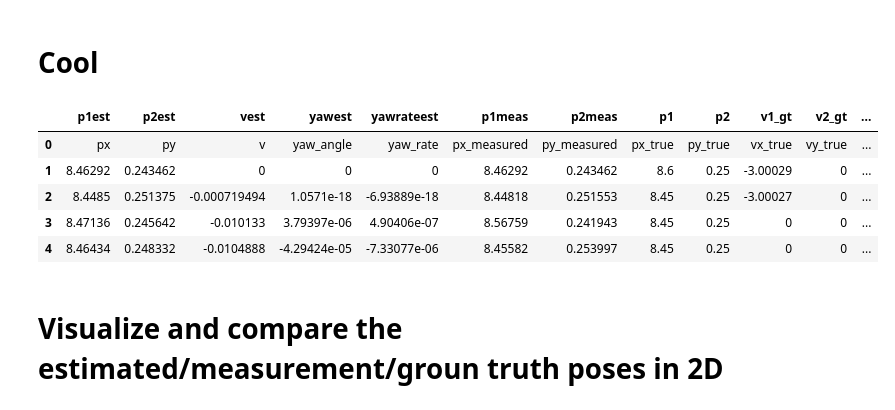
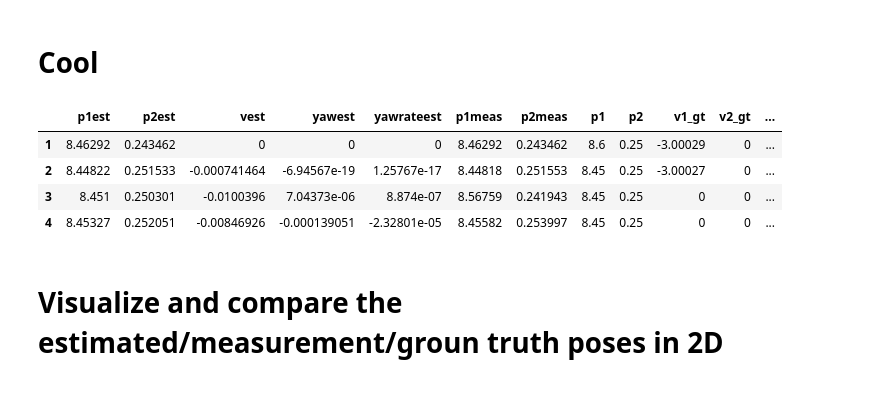
Before and after one commit to yasenh/self-driving-car-ND, a Jupyter notebook: term2/project2-UKF/tools/ukf-visualization-extended.ipynb, the cells around one changed output. Drawn from its saved outputs; the diff is of its cells as text; code cells hidden in the pictures.

```diff
--- a/term2/project2-UKF/tools/ukf-visualization-extended.ipynb
+++ b/term2/project2-UKF/tools/ukf-visualization-extended.ipynb
@@ -40,13 +5,14 @@ import plotly.offline as py
 from plotly.graph_objs import *
 import pandas as pd
 import math
+import json
 py.init_notebook_mode()
 
 #we aim to visualize the following params:
 #'p1', 'p1est','p1meas', 'p2', 'p2est','p2meas', 'v', 'vest', 'yaw', 'yawest', 'yawrate', 'yawrateest', 'acc', 'yawacc'
 
 #input file fields as they are saved into the UKF output file
-my_cols=['p1est','p2est','vest','yawest','yawrateest','p1meas','p2meas','p1','p2','v1_gt','v2_gt', 'NIS']
+my_cols=['p1est', 'p2est', 'vest', 'yawest', 'yawrateest', 'p1meas', 'p2meas', 'p1', 'p2', 'v1_gt', 'v2_gt', 'NIS_laser', 'NIS_radar']
 with open('../data/output1.txt') as f:
     table_ekf_output = pd.read_table(f, sep='\t', header=None, names=my_cols, lineterminator='\n')
 # %% [output]
@@ -55,14 +21,13 @@ with open('../data/output1.txt') as f:
 # Cool
 # %%
 #check the parsed file
-table_ekf_output[0:5]
+table_ekf_output[1:5]
 # %% [output]
 |  | p1est | p2est | vest | yawest | yawrateest | p1meas | p2meas | p1 | p2 | v1_gt | v2_gt | ... |
-| 0 | px | py | v | yaw_angle | yaw_rate | px_measured | py_measured | px_true | py_true | vx_true | vy_true | ... |
 | 1 | 8.46292 | 0.243462 | 0 | 0 | 0 | 8.46292 | 0.243462 | 8.6 | 0.25 | -3.00029 | 0 | ... |
-| 2 | 8.4485 | 0.251375 | -0.000719494 | 1.0571e-18 | -6.93889e-18 | 8.44818 | 0.251553 | 8.45 | 0.25 | -3.00027 | 0 | ... |
-| 3 | 8.47136 | 0.245642 | -0.010133 | 3.79397e-06 | 4.90406e-07 | 8.56759 | 0.241943 | 8.45 | 0.25 | 0 | 0 | ... |
-| 4 | 8.46434 | 0.248332 | -0.0104888 | -4.29424e-05 | -7.33077e-06 | 8.45582 | 0.253997 | 8.45 | 0.25 | 0 | 0 | ... |
+| 2 | 8.44822 | 0.251533 | -0.000741464 | -6.94567e-19 | 1.25767e-17 | 8.44818 | 0.251553 | 8.45 | 0.25 | -3.00027 | 0 | ... |
+| 3 | 8.451 | 0.250301 | -0.0100396 | 7.04373e-06 | 8.874e-07 | 8.56759 | 0.241943 | 8.45 | 0.25 | 0 | 0 | ... |
+| 4 | 8.45327 | 0.252051 | -0.00846926 | -0.000139051 | -2.32801e-05 | 8.45582 | 0.253997 | 8.45 | 0.25 | 0 | 0 | ... |
 # %% [markdown]
 # Visualize and compare the estimated/measurement/groun truth poses in 2D
 # %%
```
Also changed, not shown: parts of 10 cells of this notebook, 13 other files.
